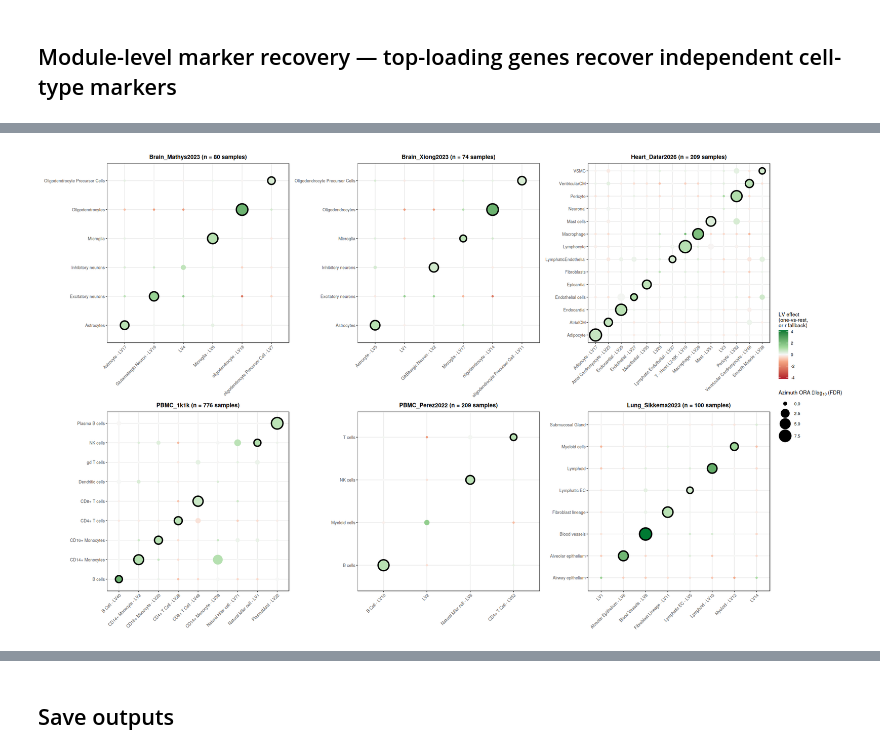
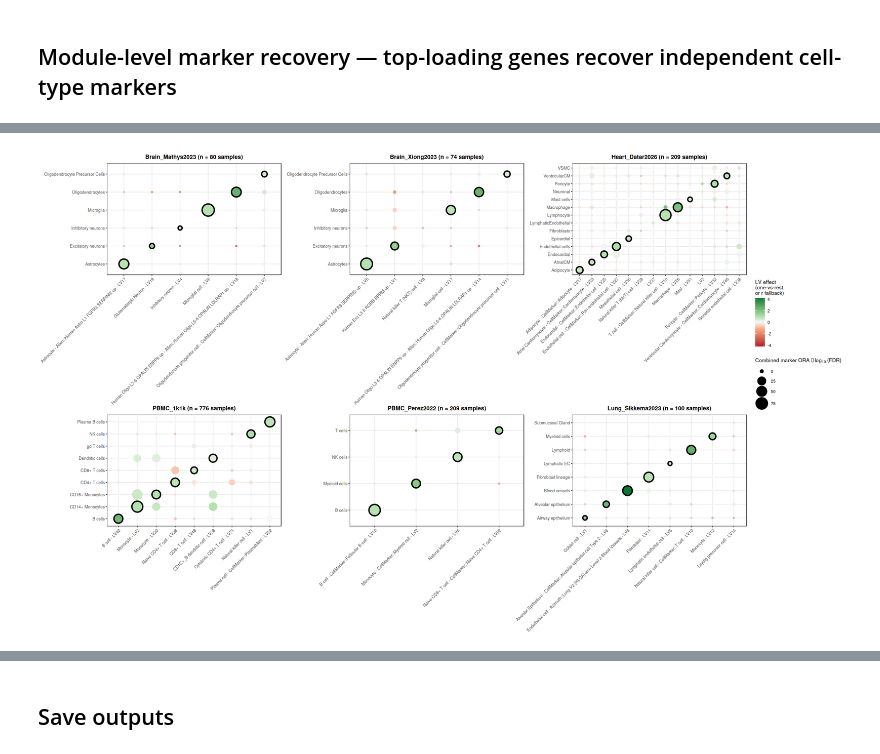
Before and after one commit to pivlab/clamp-analyses, a Jupyter notebook: nbs/03_model_biology/00_pseudobulk/02_disentangle.executed.ipynb, the cells around one changed output, grey strips where cells are left out. Drawn from its saved outputs; the diff is of its cells as text; code cells hidden in the pictures.

```diff
--- a/nbs/03_model_biology/00_pseudobulk/02_disentangle.executed.ipynb
+++ b/nbs/03_model_biology/00_pseudobulk/02_disentangle.executed.ipynb
@@ -200,8 +220,8 @@ combined_heatmap
 # defined yet).
 auroc_rows <- lapply(unique(top_lvs_df$dataset), function(ds) {
     b_path     <- file.path(MOD_ROOT, ds, "models", "CLAMPfull", "B.csv")
-    truth_path <- file.path(MOD_ROOT, ds, "pseudobulk", "truthFrac_v0.csv")
-    if (!all(file.exists(b_path), file.exists(truth_path))) return(NULL)
+    truth_path <- truth_v0_path(ds)
+    if (!file.exists(b_path)) return(NULL)
 
     B     <- t(as.matrix(read.csv(b_path, row.names = 1, check.names = FALSE)))
     truth <- filter_analysis_cell_types(
@@ -493,8 +623,8 @@ select_top_lv <- function(ovr_df, qval_threshold = 0.05, reserved_lvs = characte
 run_module_pipeline <- function(ds, method = "CLAMPfull") {
     b_path     <- file.path(MOD_ROOT, ds, "models", method, "B.csv")
     z_path     <- file.path(MOD_ROOT, ds, "models", method, "Z.csv")
-    truth_path <- file.path(MOD_ROOT, ds, "pseudobulk", "truthFrac_v0.csv")
-    if (!all(file.exists(b_path), file.exists(z_path), file.exists(truth_path))) return(NULL)
+    truth_path <- truth_v0_path(ds)
+    if (!all(file.exists(b_path), file.exists(z_path))) return(NULL)
 
     B         <- read_B_matrix(b_path)
     Z         <- read.csv(z_path, row.names = 1, check.names = FALSE)
@@ -534,7 +664,7 @@ run_module_pipeline <- function(ds, method = "CLAMPfull") {
     sel <- dplyr::bind_rows(sel_ovr, sel_fallback)
 
     list(dataset = ds, method = method, ovr = ovr, selected = sel,
-         marker_sets = marker_sets, marker_source = "Azimuth 2023",
+         marker_sets = marker_sets, marker_source = "CellMarker + Allen + Azimuth",
          universe = universe)
 }
 
@@ -731,5 +844,5 @@ A data.frame: 47 × 9
 # %%
-# Pooled-marker-set ORA (module_results$marker_sets, the mapped Azimuth sets),
+# Pooled-marker-set ORA (module_results$marker_sets, the combined resources),
 # used for the recovery dot-grid plot below: rows = every candidate cell type
 # in the dataset, giving the full specificity picture per LV. Column labels
 # reuse Table 1's single top (rank-1) pathway per LV instead of the coarse
@@ -766,7 +879,7 @@ run_enrichment_for_datasets <- function(results_list, fun, ...) {
         enr <- fun(res$selected, Z, term2gene, res$universe, ...)
         if (is.null(enr) || nrow(enr) == 0) return(NULL)
         enr$marker_reference_terms <- vapply(enr$marker_cell_type, function(ct)
-            paste(azimuth_terms_for(ds, ct), collapse = " | "), character(1))
+            paste(target_reference_terms(ds, ct), collapse = " | "), character(1))
         cbind(dataset = ds, marker_source = res$marker_source, enr)
     }))
 }
@@ -783,15 +896,15 @@ enrichment_res <- run_enrichment_for_datasets(module_results, run_ora_enrichment
 # tidyr::complete() in the plot below.
 enrichment_res$neg_log10_fdr <- -log10(enrichment_res$FDR + 1e-300)
 
-# Column labels show the best significant Azimuth term mapped to the true cell
-# type. Exact mapped-term matching replaces the former fuzzy CellMarker aliases.
+# Column labels show the best significant term from any applicable marker
+# resource that is mapped to the true cell type.
 LABEL_MAX_TERMS <- 2
 pick_label_hit <- function(dataset, cell_type, top_str, top_fdr_str) {
     if (is.na(top_str) || is.na(top_fdr_str))
         return(data.frame(top1_pathway = NA_character_, top1_fdr = NA_real_))
-    paths <- strsplit(top_str, ", ", fixed = TRUE)[[1]]
-    fdrs  <- as.numeric(strsplit(top_fdr_str, ", ", fixed = TRUE)[[1]])
-    matches <- paths %in% azimuth_terms_for(dataset, cell_type)
+    paths <- strsplit(top_str, ORA_TERM_SEP, fixed = TRUE)[[1]]
+    fdrs  <- as.numeric(strsplit(top_fdr_str, ORA_TERM_SEP, fixed = TRUE)[[1]])
+    matches <- paths %in% target_reference_terms(dataset, cell_type)
     if (any(matches)) {
         ord   <- order(fdrs[matches])
         keep  <- head(ord, LABEL_MAX_TERMS)
@@ -811,9 +924,10 @@ top_pathway_hits <- dplyr::bind_rows(mapply(
 top_pathway_df$top1_pathway <- top_pathway_hits$top1_pathway
 top_pathway_df$top1_fdr     <- top_pathway_hits$top1_fdr
 
-shorten_azimuth_label <- function(x) {
+shorten_marker_label <- function(x) {
+    out <- sub("^(CellMarker|Azimuth|Allen)::", "", x)
     out <- sub("^(PBMC-L[123]|Motor Cortex-(class|subclass)|Heart-L[12]|Lung V2 \\(HLCA\\)-ann Level [12])-",
-               "", x)
+               "", out)
     out <- sub("microglia / Perivascular Macrophage", "Microglia", out,
                fixed = TRUE)
     out <- sub("^natural Killer Cell$", "Natural killer cell", out)
@@ -823,9 +937,9 @@ shorten_azimuth_label <- function(x) {
 # NA (nothing significant) shows only the LV code, never the true cell type.
 top_pathway_df$top_pathway_label <- ifelse(
     is.na(top_pathway_df$top1_pathway), top_pathway_df$LV,
-    shorten_azimuth_label(top_pathway_df$top1_pathway)
+    shorten_marker_label(top_pathway_df$top1_pathway)
 )
 
-cat("Azimuth ORA marker enrichment tests (pooled sets):",
+cat("Combined marker ORA enrichment tests (pooled sets):",
     nrow(enrichment_res), "\n")
 # %% [output]
@@ -920,7 +1017,7 @@ module_panels <- lapply(names(module_results), function(ds) {
                                            enr$top1_neg_log10_fdr[recover_idx])
     diag_recovered <- enr[enr$is_diagonal %in% TRUE & enr$recovered %in% TRUE, ]
 
-    n_samples <- nrow(read.csv(file.path(MOD_ROOT, ds, "pseudobulk", "truthFrac_v0.csv"), row.names = 1, check.names = FALSE))
+    n_samples <- nrow(read.csv(truth_v0_path(ds), row.names = 1, check.names = FALSE))
 
     panel_plot <- ggplot(enr, aes(x = lv_col_label, y = marker_row_label)) +
         geom_point(aes(size = neg_log10_fdr, color = row_effect)) +
@@ -928,7 +1025,7 @@ module_panels <- lapply(names(module_results), function(ds) {
             geom_point(data = diag_recovered, aes(size = neg_log10_fdr),
                        shape = 1, color = "black", stroke = 1.3) } +
         scale_size_continuous(limits = c(0, Q_LIM), range = c(1, 9),
-                              name = expression("Azimuth ORA " * -log[10] ~ "(FDR)")) +
+                              name = expression("Combined marker ORA " * -log[10] ~ "(FDR)")) +
         scale_color_gradientn(colors = c("#b2182b", "#f4a582", "#f7f7f7", "#a1d99b", "#007a33"),
                               values = c(0, 0.35, 0.5, 0.65, 1),
                               limits = c(-Z_LIM, Z_LIM),
@@ -940,34 +1037,34 @@ module_panels <- lapply(names(module_results), function(ds) {
               plot.title  = element_text(face = "bold", size = 10, hjust = 0.5)) +
         labs(x = NULL, y = NULL, title = paste0(ds, " (n = ", n_samples, " samples)"))
 
     panel_export <- data.frame(
         dataset          = ds,
         marker_source    = res$marker_source,
         marker_row_label = as.character(enr$marker_row_label),
         marker_row_rank  = as.integer(enr$marker_row_label),
         lv_col_label     = as.character(enr$lv_col_label),
         lv_col_rank      = as.integer(enr$lv_col_label),
         neg_log10_fdr    = enr$neg_log10_fdr,
         row_effect       = enr$row_effect,
         diag_recovered   = enr$is_diagonal %in% TRUE & enr$recovered %in% TRUE,
         n_samples        = n_samples,
         Z_LIM            = Z_LIM,
         Q_LIM            = Q_LIM,
         stringsAsFactors = FALSE
     )
 
     list(plot = panel_plot, data = panel_export)
 })
 module_panels <- Filter(Negate(is.null), module_panels)
 
 module_panel_export <- dplyr::bind_rows(lapply(module_panels, `[[`, "data"))
 
 options(repr.plot.width = 20, repr.plot.height = 12)
 p_module <- wrap_plots(lapply(module_panels, `[[`, "plot"), ncol = 3, guides = "collect") &
     theme(legend.position = "right")
 print(p_module)
 # %% [output]
-[figure, old version]
+[figure, new version]
 # %%
 write.csv(ovr_all_df,        file.path(OUT_DIR, "module_ovr_specificity.csv"),        row.names = FALSE)
 write.csv(selected_all_df,   file.path(OUT_DIR, "module_selected_lvs.csv"),           row.names = FALSE)
```
Also changed, not shown: parts of 13 cells of this notebook, 42 other files.
